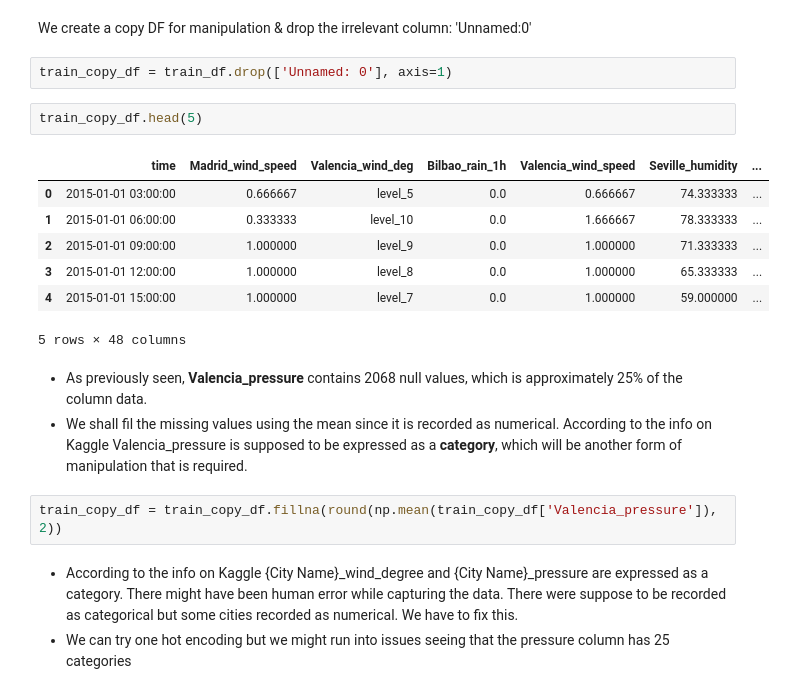
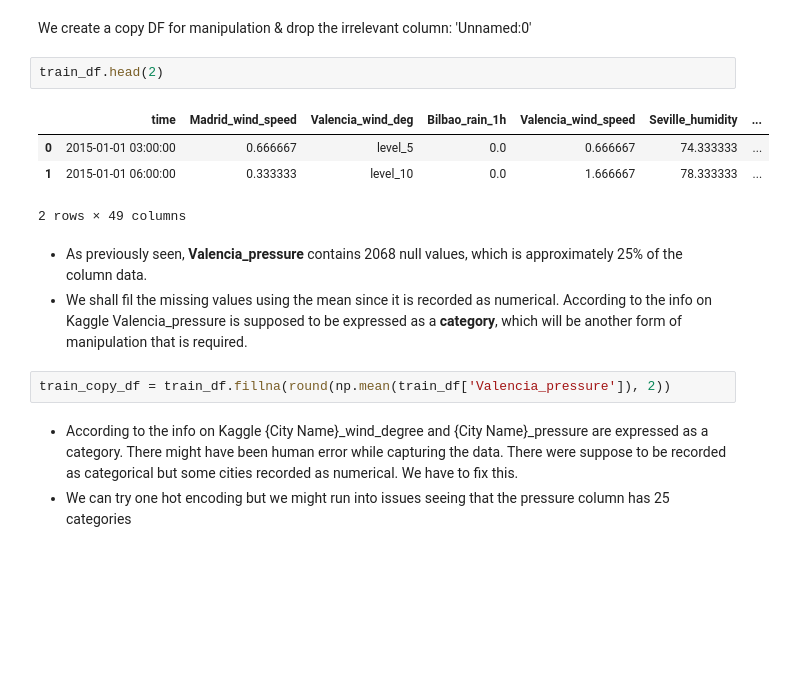
Before and after one commit to KenCBonyo/2110ACDS_ND5, a Jupyter notebook: 2110ACDS_ND5_v0.3.ipynb, the cells around one changed output. Saved outputs shown, nothing was run; the diff lists cells and outputs as text; blank space fills up the shorter version.

```diff
--- a/2110ACDS_ND5_v0.3.ipynb
+++ b/2110ACDS_ND5_v0.3.ipynb
@@ -509,23 +536,18 @@ NameError: name 'train_copy_df' is not defined
 ---
 # %% [markdown]
 We create a copy DF for manipulation & drop the irrelevant column: 'Unnamed:0'
-# %%
-train_copy_df = train_df.drop(['Unnamed: 0'], axis=1)
-# %%
-train_copy_df.head(5)
-# %% [output]
-|  | time | Madrid_wind_speed | Valencia_wind_deg | Bilbao_rain_1h | Valencia_wind_speed | Seville_humidity | ... |
-| 0 | 2015-01-01 03:00:00 | 0.666667 | level_5 | 0.0 | 0.666667 | 74.333333 | ... |
-| 1 | 2015-01-01 06:00:00 | 0.333333 | level_10 | 0.0 | 1.666667 | 78.333333 | ... |
-| 2 | 2015-01-01 09:00:00 | 1.000000 | level_9 | 0.0 | 1.000000 | 71.333333 | ... |
-| 3 | 2015-01-01 12:00:00 | 1.000000 | level_8 | 0.0 | 1.000000 | 65.333333 | ... |
-| 4 | 2015-01-01 15:00:00 | 1.000000 | level_7 | 0.0 | 1.000000 | 59.000000 | ... |
-5 rows × 48 columns
+# %%
+train_df.head(2)
+# %% [output]
+|  | time | Madrid_wind_speed | Valencia_wind_deg | Bilbao_rain_1h | Valencia_wind_speed | Seville_humidity | ... |
+| 0 | 2015-01-01 03:00:00 | 0.666667 | level_5 | 0.0 | 0.666667 | 74.333333 | ... |
+| 1 | 2015-01-01 06:00:00 | 0.333333 | level_10 | 0.0 | 1.666667 | 78.333333 | ... |
+2 rows × 49 columns
 # %% [markdown]
 - As previously seen, **Valencia_pressure** contains 2068 null values, which is approximately 25% of the column data.
 - We shall fil the missing values using the mean since it is recorded as numerical. According to the info on Kaggle Valencia_pressure is supposed to be expressed as a **category**, which will be another form of manipulation that is required.
 # %%
-train_copy_df = train_copy_df.fillna(round(np.mean(train_copy_df['Valencia_pressure']), 2))
+train_copy_df = train_df.fillna(round(np.mean(train_df['Valencia_pressure']), 2))
 # %% [markdown]
 - According to the info on Kaggle {City Name}_wind_degree and {City Name}_pressure are expressed as a category. There might have been human error while capturing the data. There were suppose to be recorded as categorical but some cities recorded as numerical. We have to fix this.
 - We can try one hot encoding but we might run into issues seeing that the pressure column has 25 categories
```
Also changed, not shown: parts of 20 cells of this notebook, 7 other files.
